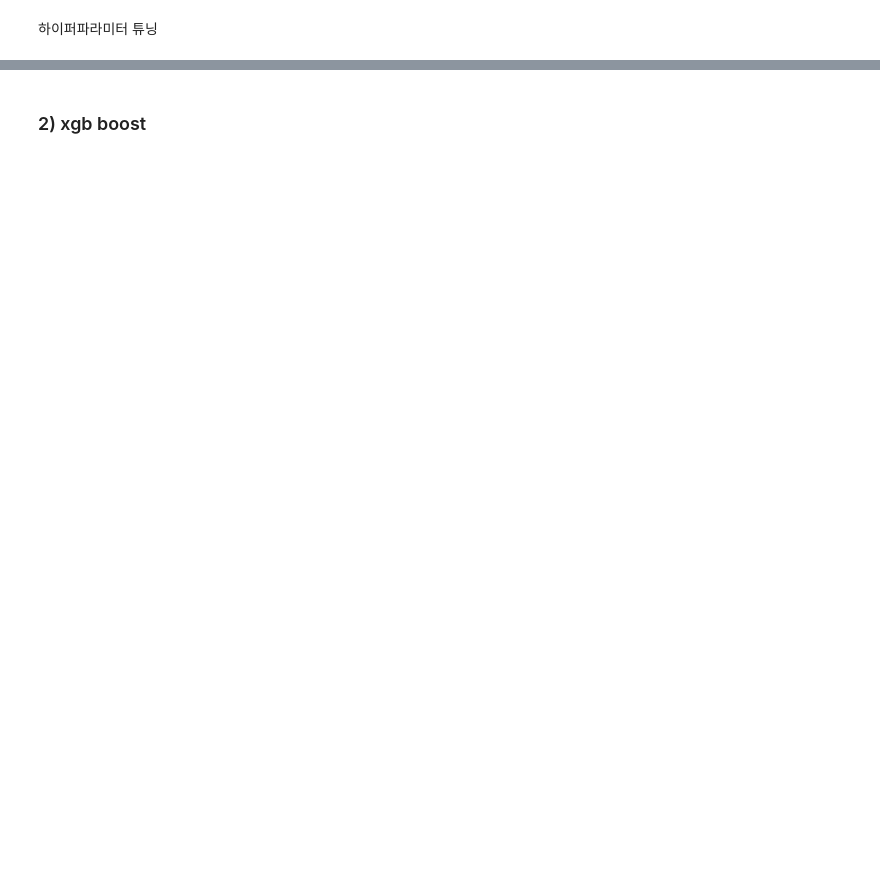
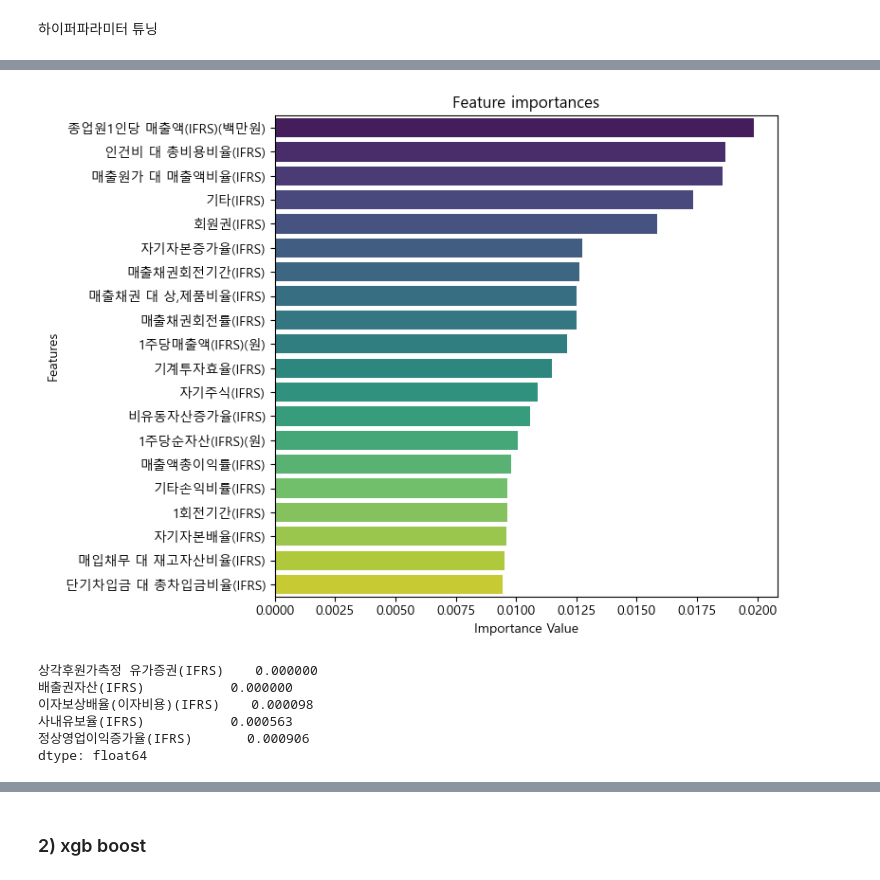
Before and after one commit to po5412409/Accounting-Fraud, a Jupyter notebook: 05.성능고도화/09.gridsearch_모델링.ipynb, the cells around one changed output, grey strips where cells are left out. Saved outputs shown, nothing was run; the diff lists cells and outputs as text; code cells hidden in the pictures; blank space fills up the shorter version.

```diff
--- a/05.성능고도화/09.gridsearch_모델링.ipynb
+++ b/05.성능고도화/09.gridsearch_모델링.ipynb
@@ -340,7 +337,7 @@ pd.DataFrame(cross_validate(rf, X_train_sd_resampled, y_train_sd_resampled, cv =
 # %%
 from sklearn.model_selection import GridSearchCV
 
-parameters = {'n_estimators' : [70, 100],
+parameters = {'n_estimators' : [100],
             #   'max_samples' : [],
               'criterion': ['gini', 'entropy'],
               'max_depth': [3, 5, 7, 9],
@@ -349,11 +346,12 @@ parameters = {'n_estimators' : [70, 100],
               'max_features': ['auto', 'sqrt', 'log2'],
               'class_weight': ['balanced', None]}
 
+scoring = ['accuracy', 'recall', 'precision', 'f1']
 
-grid_dt = GridSearchCV(rf, # estimator 객체,
-                      param_grid = parameters, cv = 5,
+grid_rf = GridSearchCV(rf, # estimator 객체,
+                      param_grid = parameters, cv = 5, scoring = scoring, refit = 'f1'
                       # n_jobs = -1: 모든 cpu를 사용)
                       )
 
-grid_dt.fit(X_train_sd_resampled, y_train_sd_resampled)
+grid_rf.fit(X_train_sd_resampled, y_train_sd_resampled)
 # %% [output]
@@ -360,0 +437,3 @@ Error:
+# %%
+best_rf = grid_rf.best_estimator_
+best_rf
@@ -360,0 +443,3 @@ Error:
+# %%
+ftr_importances_values = best_rf.feature_importances_
+ftr_importances_values
@@ -360,0 +464,6 @@ Error:
+# %%
+ftr_importances = pd.Series(ftr_importances_values, index=X_train.columns)
+
+# 상위 20개 중요 변수 선택
+ftr_top_20 = ftr_importances.sort_values(ascending=False).head(20)
+ftr_top_20
@@ -360,0 +488,28 @@ Error:
+# %%
+import matplotlib.pyplot as plt
+import seaborn as sns
+%matplotlib inline
+
+# ftr_importances_values = best_rf.feature_importances_
+# ftr_importances = pd.Series(ftr_importances_values,index=X_train.columns)
+# ftr_top = ftr_importances.sort_values(ascending=False)
+
+plt.figure(figsize=(8,6))
+plt.title('Feature importances')
+sns.barplot(x=ftr_top_20 , y = ftr_top_20.index, palette='viridis')
+plt.xlabel('Importance Value')
+plt.ylabel('Features')
+plt.tight_layout()
+plt.show()
+# %% [output]
+[figure, added]
+# %%
+# 중요도에서 제외
+ftr_importances.sort_values(ascending=True).head(5)
+# %% [output]
+상각후원가측정 유가증권(IFRS)    0.000000
+배출권자산(IFRS)           0.000000
+이자보상배율(이자비용)(IFRS)    0.000098
+사내유보율(IFRS)           0.000563
+정상영업이익증가율(IFRS)       0.000906
+dtype: float64
```
Also changed, not shown: parts of 22 cells of this notebook.
